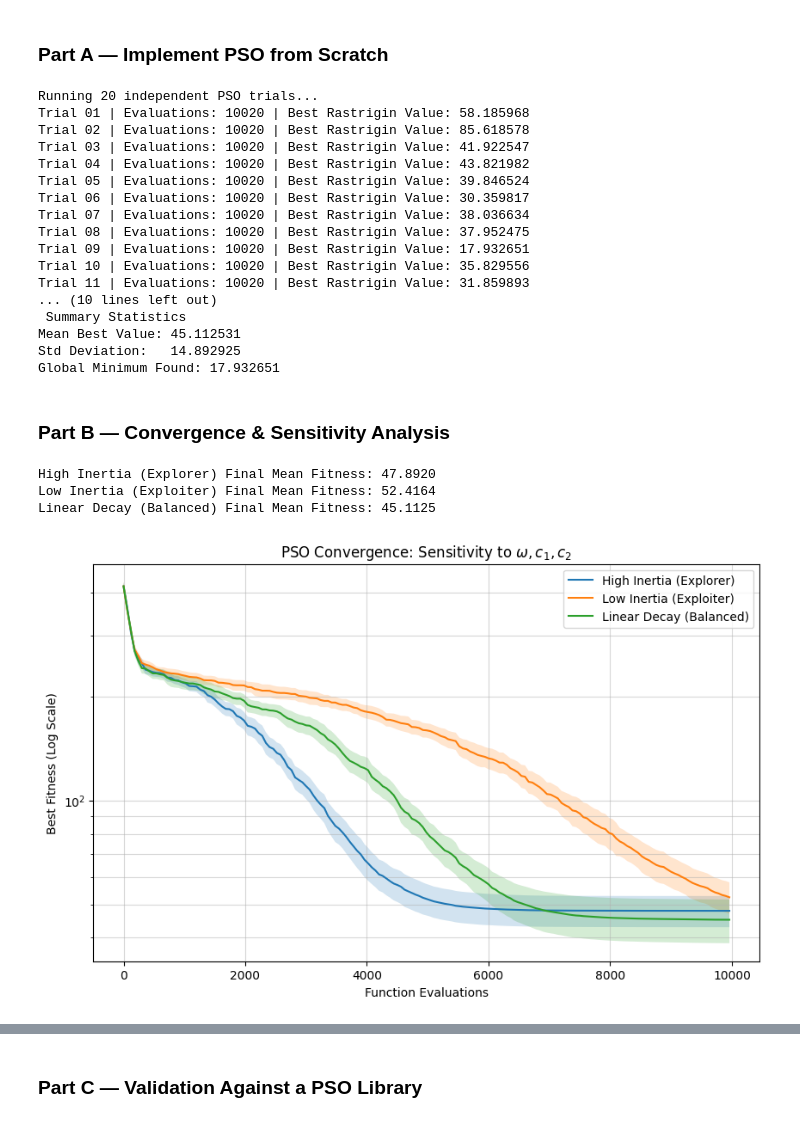
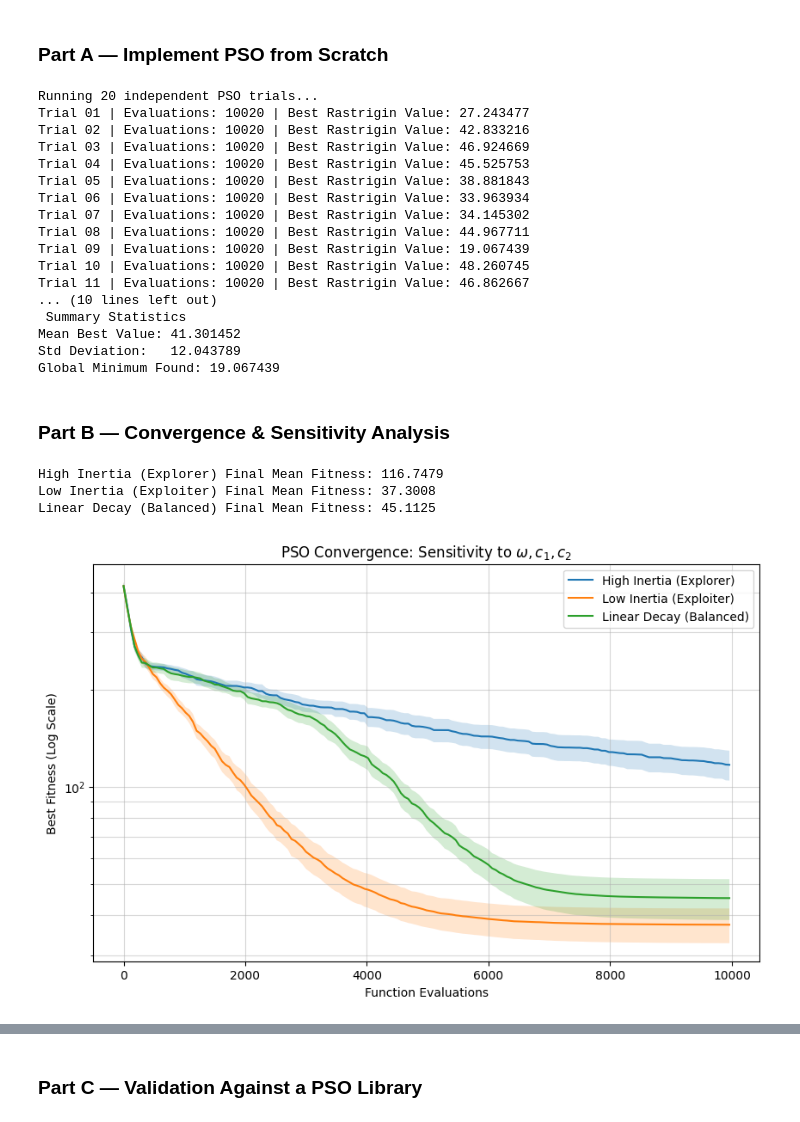
Before and after one commit to devisw0/AI-Algorithm-Design-and-Analysis---705.623, a Jupyter notebook: Assignments/HW4.ipynb, the cells around one changed output, grey strips where cells are left out. Cells and saved outputs as stored; diff of their text form; code cells hidden in the pictures.

```diff
--- a/Assignments/HW4.ipynb
+++ b/Assignments/HW4.ipynb
@@ -491,7 +491,7 @@ def rastrigin(x):
     return 10 * d + np.sum(x**2 - 10 * np.cos(2 * np.pi * x), axis=1)
 
 def run_pso_trial(seed, d=30, N=60, max_evals=10000, target=1e-6,
-                  w=0.7, c1=1.6, c2=1.6, v_max=1.0):
+                  w=0.7, c1=1.6, c2=1.6, v_max=1.0, decay = False):
     """Runs a single trial of the canonical PSO algorithm."""
     np.random.seed(seed)
 
@@ -524,11 +524,17 @@ def run_pso_trial(seed, d=30, N=60, max_evals=10000, target=1e-6,
         r2 = np.random.uniform(0, 1, (N, d))
 
 
-        # Linearly decay w from 0.9 to 0.4
-        w = 0.9 - ((evals / max_evals) * 0.5)
+        # # Linearly decay w from 0.9 to 0.4
+        # w = 0.9 - ((evals / max_evals) * 0.5)
+
+        if decay:
+            current_w = 0.9 - ((evals / max_evals) * 0.5)
+        else:
+            current_w = w
 
         # Velocity Update & Clamping
-        v = w * v + c1 * r1 * (pbest_x - x) + c2 * r2 * (gbest_x - x)
+        # v = w * v + c1 * r1 * (pbest_x - x) + c2 * r2 * (gbest_x - x)
+        v = current_w * v + c1 * r1 * (pbest_x - x) + c2 * r2 * (gbest_x - x)
         v = np.clip(v, -v_max, v_max) # Required Velocity Clamping
 
         # Position Update & Clamping to Box Constraints
@@ -573,22 +579,22 @@ if __name__ == "__main__":
     print(f"Global Minimum Found: {np.min(final_gbests):.6f}")
 # %% [output]
 Running 20 independent PSO trials...
-Trial 01 | Evaluations: 10020 | Best Rastrigin Value: 58.185968
-Trial 02 | Evaluations: 10020 | Best Rastrigin Value: 85.618578
-Trial 03 | Evaluations: 10020 | Best Rastrigin Value: 41.922547
-Trial 04 | Evaluations: 10020 | Best Rastrigin Value: 43.821982
-Trial 05 | Evaluations: 10020 | Best Rastrigin Value: 39.846524
-Trial 06 | Evaluations: 10020 | Best Rastrigin Value: 30.359817
-Trial 07 | Evaluations: 10020 | Best Rastrigin Value: 38.036634
-Trial 08 | Evaluations: 10020 | Best Rastrigin Value: 37.952475
-Trial 09 | Evaluations: 10020 | Best Rastrigin Value: 17.932651
-Trial 10 | Evaluations: 10020 | Best Rastrigin Value: 35.829556
-Trial 11 | Evaluations: 10020 | Best Rastrigin Value: 31.859893
+Trial 01 | Evaluations: 10020 | Best Rastrigin Value: 27.243477
+Trial 02 | Evaluations: 10020 | Best Rastrigin Value: 42.833216
+Trial 03 | Evaluations: 10020 | Best Rastrigin Value: 46.924669
+Trial 04 | Evaluations: 10020 | Best Rastrigin Value: 45.525753
+Trial 05 | Evaluations: 10020 | Best Rastrigin Value: 38.881843
+Trial 06 | Evaluations: 10020 | Best Rastrigin Value: 33.963934
+Trial 07 | Evaluations: 10020 | Best Rastrigin Value: 34.145302
+Trial 08 | Evaluations: 10020 | Best Rastrigin Value: 44.967711
+Trial 09 | Evaluations: 10020 | Best Rastrigin Value: 19.067439
+Trial 10 | Evaluations: 10020 | Best Rastrigin Value: 48.260745
+Trial 11 | Evaluations: 10020 | Best Rastrigin Value: 46.862667
 ... (10 lines left out)
  Summary Statistics
-Mean Best Value: 45.112531
-Std Deviation:   14.892925
-Global Minimum Found: 17.932651
+Mean Best Value: 41.301452
+Std Deviation:   12.043789
+Global Minimum Found: 19.067439
 # %% [markdown]
 ### Part B — Convergence & Sensitivity Analysis
 # %%
@@ -614,38 +620,39 @@ def run_parameter_sweep():
             # Using variation of our previous PSO function
             # If decay =True, w should drop from 0.9 to 0.4 over the iterations
             _, _, curve = run_pso_trial(seed=i, w=config['w'], c1=config['c'],
-                                        c2=config['c'], max_evals=eval_limit)
+                                        c2=config['c'], max_evals=eval_limit,
+                                        decay=config['decay'])
             all_curves.append(curve)
 
         # Calculate Mean and 95% Confidence Interval
         curves_array = np.array(all_curves)
         mean_curve = np.mean(curves_array, axis=0)
         std_curve = np.std(curves_array, axis=0)
         ci = 1.96 * (std_curve / np.sqrt(trials)) # 95% CI formula
 
         # Plotting
         x_axis = np.arange(len(mean_curve)) * 60 # Convert iterations to evals
         plt.plot(x_axis, mean_curve, label=config['label'])
         plt.fill_between(x_axis, mean_curve - ci, mean_curve + ci, alpha=0.2)
 
         print(f"{config['label']} Final Mean Fitness: {mean_curve[-1]:.4f}")
 
 
     plt.yscale('log') # Log scale for visualizing optimization convergence
     plt.title(r'PSO Convergence: Sensitivity to $\omega, c_1, c_2$')
     plt.xlabel('Function Evaluations')
     plt.ylabel('Best Fitness (Log Scale)')
     plt.legend()
     plt.grid(True, which="both", ls="-", alpha=0.5)
     plt.show()
 
 
 run_parameter_sweep()
 # %% [output]
-High Inertia (Explorer) Final Mean Fitness: 47.8920
-Low Inertia (Exploiter) Final Mean Fitness: 52.4164
+High Inertia (Explorer) Final Mean Fitness: 116.7479
+Low Inertia (Exploiter) Final Mean Fitness: 37.3008
 Linear Decay (Balanced) Final Mean Fitness: 45.1125
-[figure, old version]
+[figure, new version]
 # %% [markdown]
 ### **PSO Parameter Sweep Summary**
 
```
Also changed, not shown: parts of 3 cells of this notebook.
